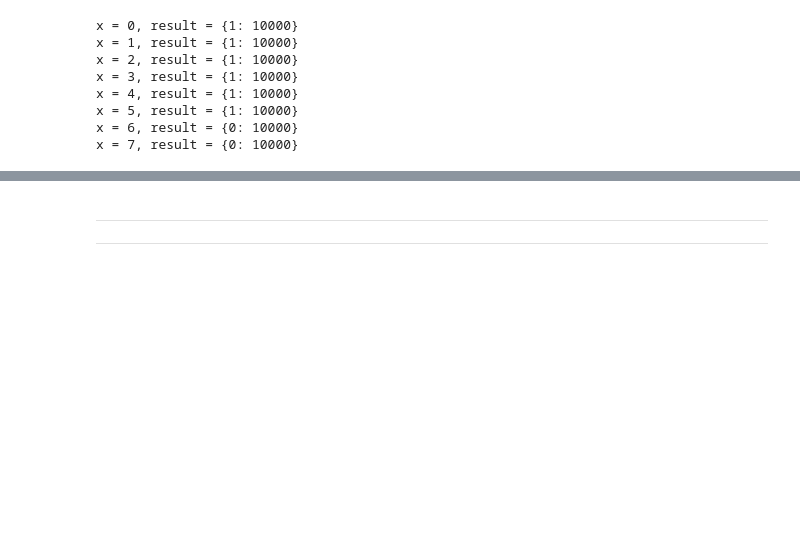
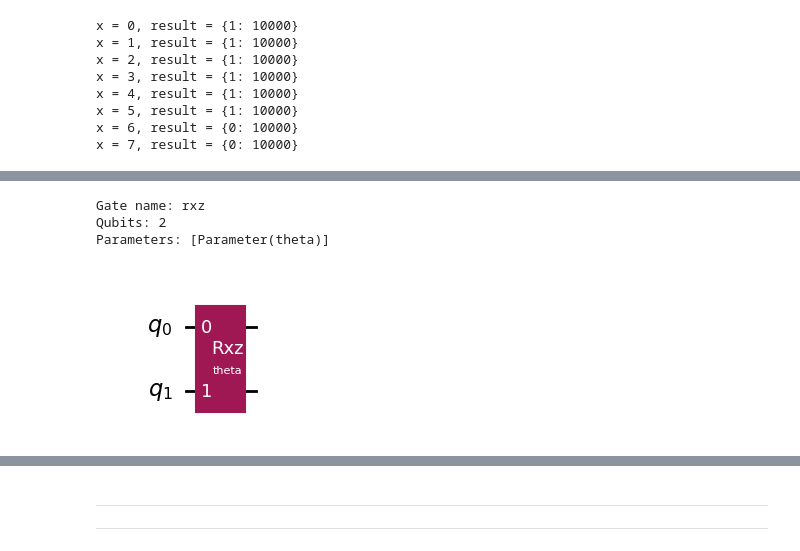
Before and after one commit to virajd98/qiskit-dev-cert-lab, a Jupyter notebook: section_1_quantum_operations/notebooks/Section1_Viraj.ipynb, the cells around one changed output, grey strips where cells are left out. Cells and saved outputs as stored; diff of their text form; code cells hidden in the pictures; blank space fills up the shorter version.

```diff
--- a/section_1_quantum_operations/notebooks/Viraj.ipynb
+++ b/section_1_quantum_operations/notebooks/Section1_Viraj.ipynb
@@ -1563,0 +1637,19 @@ x = 7, result = {0: 10000}
+# %%
+# Test the Gate
+
+
+theta = Parameter("theta")
+custom_gate = RXZGate(theta)
+
+print("Gate name:", custom_gate.name)
+print("Qubits:", custom_gate.num_qubits)
+print("Parameters:", custom_gate.params)
+
+qc = QuantumCircuit(2)
+qc.append(custom_gate, [0, 1])
+qc.draw("mpl")
+# %% [output]
+Gate name: rxz
+Qubits: 2
+Parameters: [Parameter(theta)]
+[figure, added]
```
Also changed, not shown: parts of 6 cells of this notebook, 1 other file.
